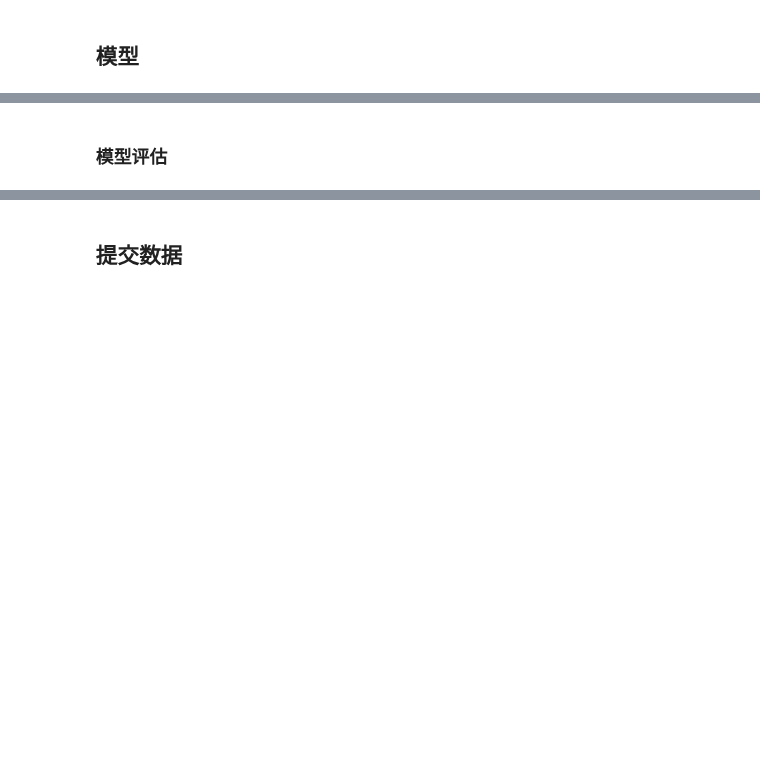
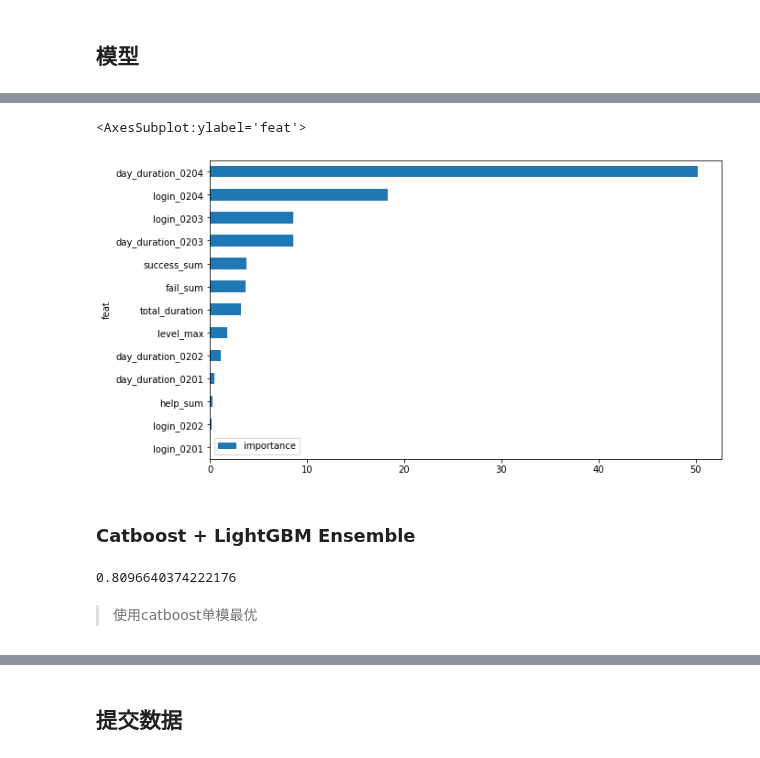
Before and after one commit to hotbaby/ml, a Jupyter notebook: Competitions/手游用户流失预测/Final.ipynb, the cells around one changed output, grey strips where cells are left out. Saved outputs shown, nothing was run; the diff lists cells and outputs as text; code cells hidden in the pictures; blank space fills up the shorter version.

```diff
--- a/Competitions/手游用户流失预测/Baseline.ipynb
+++ b/Competitions/手游用户流失预测/Final.ipynb
@@ -432,0 +457,4 @@ Test  dataset X: (2773, 13)
+# %%
+lgb_model = LGBMModel(**lgb_params)
+# %%
+lgb_model.fit(X_train, y_train, eval_set=(X_val, y_val), early_stopping_rounds=50, eval_metric='auc')
@@ -433,15 +545,15 @@ Test  dataset X: (2773, 13)
 # %%
-params = {
-    'iterations': 3000,
-    'depth': 10,
+cat_params = {
+    'iterations': 1000,
+    'depth': 5,
     'learning_rate': 1e-3,
     'loss_function': 'Logloss',
     'verbose': True,
-    'early_stopping_rounds': 200,
+    'early_stopping_rounds': 100,
     'eval_metric': 'AUC'
 }
-model = catboost.CatBoostClassifier(**params)
-model.fit(X_train, y_train, eval_set=(X_val, y_val), plot=True)
+cat_model = catboost.CatBoostClassifier(**cat_params)
+cat_model.fit(X_train, y_train, eval_set=(X_val, y_val), plot=True)
 # %% [output]
 [interactive output not drawn]
 MetricVisualizer(layout=Layout(align_self='stretch', height='500px'))
@@ -465,0 +594,7 @@ Shrink model to first 2095 iterations.
+# %%
+feat_importance = pd.DataFrame({
+    'feat': cat_model.feature_names_,
+    'importance': cat_model.feature_importances_
+})
+
+feat_importance = feat_importance.sort_values('importance', ascending=True).reset_index(drop=True)
@@ -465,0 +618,11 @@ Shrink model to first 2095 iterations.
+# %%
+feat_importance.plot.barh(x='feat', y='importance', figsize=(10, 6))
+# %% [output]
+<AxesSubplot:ylabel='feat'>
+[figure, added]
+# %% [markdown]
+### Catboost + LightGBM Ensemble
+# %%
+roc_auc_score(y_val, (lgb_model.predict(X_val) + cat_model.predict_proba(X_val)[:,1])/2)
+# %% [output]
+0.8096640374222176
@@ -466,2 +631,2 @@ Shrink model to first 2095 iterations.
 # %% [markdown]
-### 模型评估
+> 使用catboost单模最优
```
Also changed, not shown: parts of 38 cells of this notebook, 1 other file.
